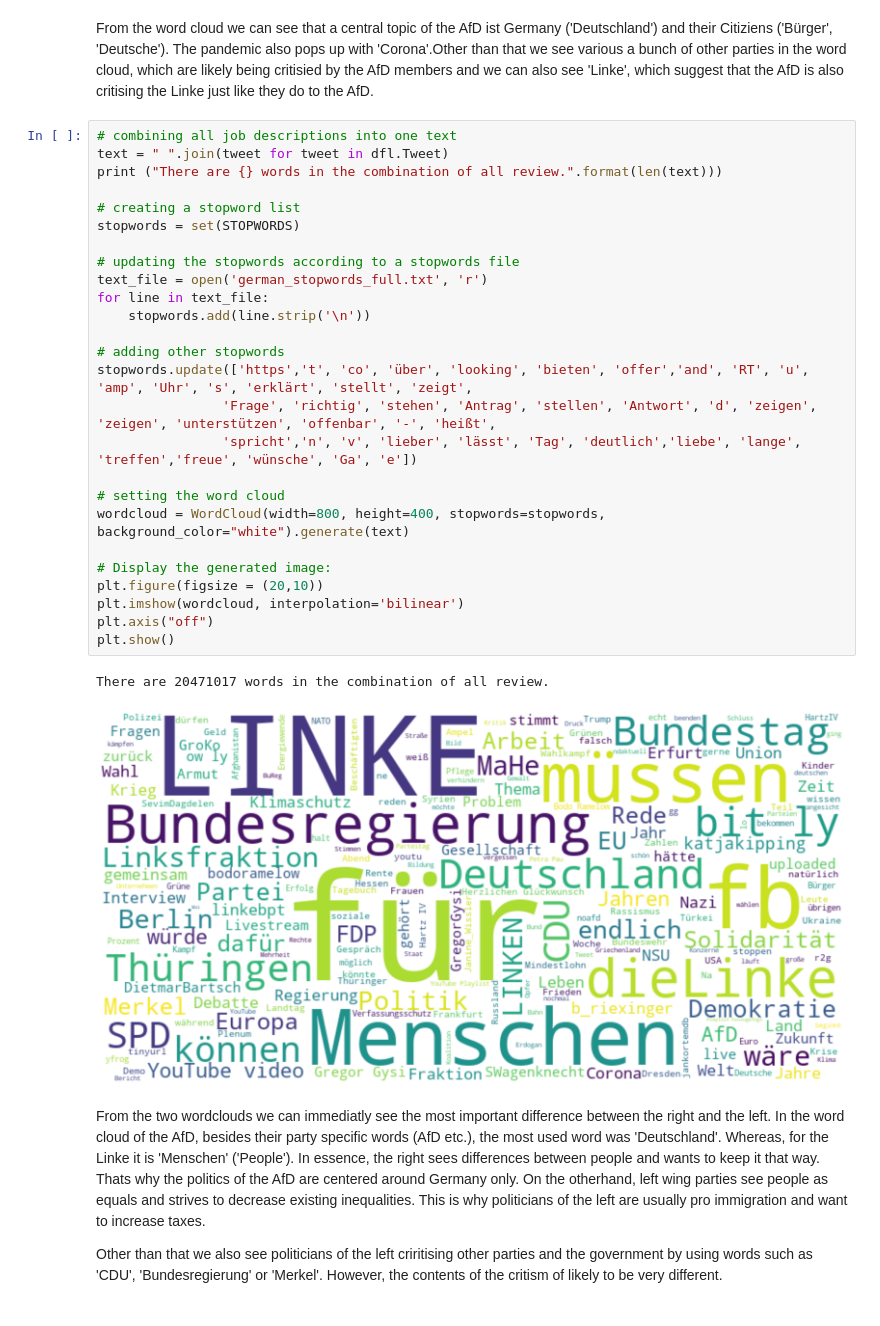
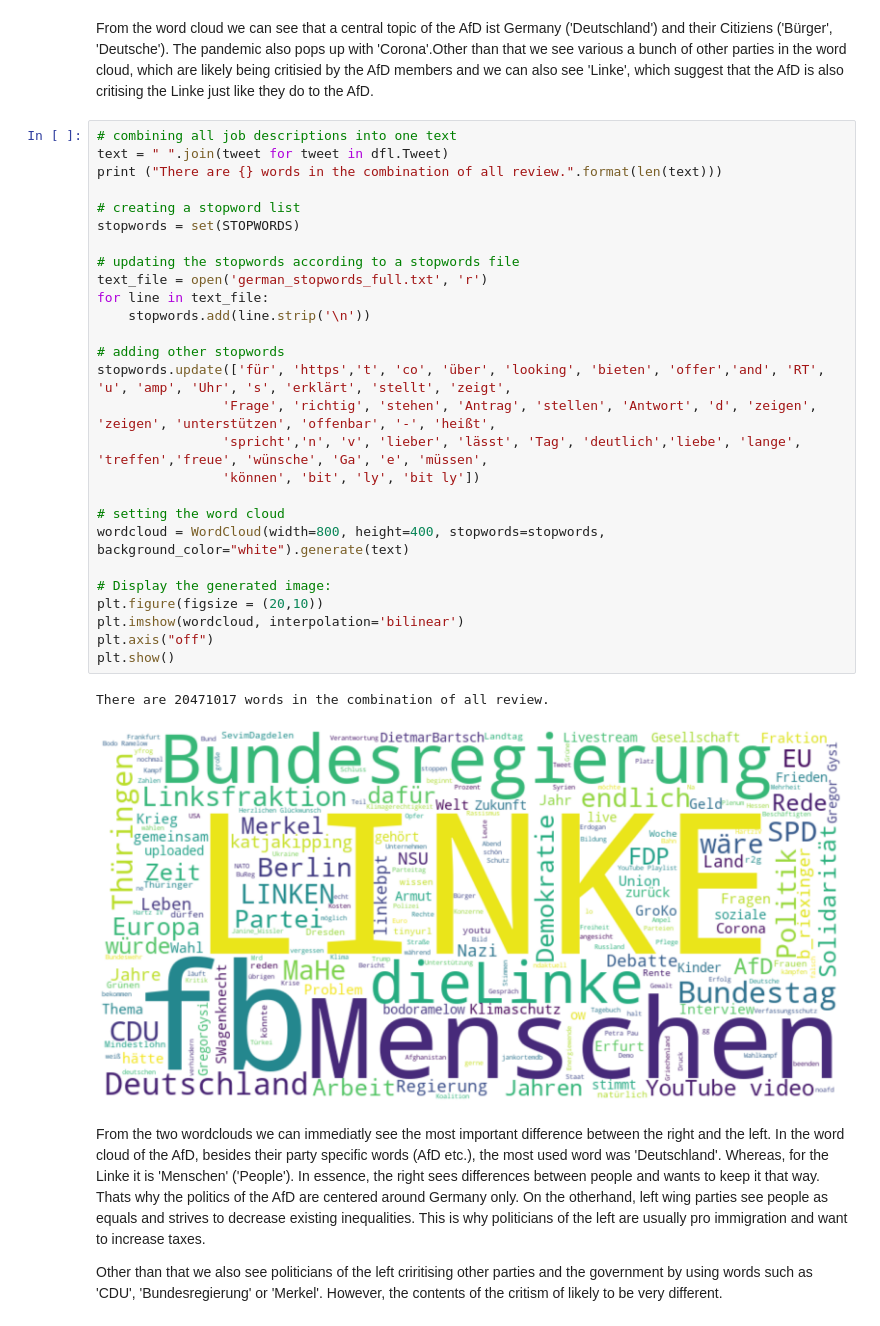
Before and after one commit to aedxn/twitter_analysis_die_linke_and_afd, a Jupyter notebook: linke_afd_analysis_v02.ipynb, the cells around one changed output. Drawn from its saved outputs; the diff is of its cells as text.

```diff
--- a/linke_afd_analysis_v02.ipynb
+++ b/linke_afd_analysis_v02.ipynb
@@ -231,32 +231,33 @@ The pandemic also pops up with 'Corona'.Other than that we see various a bunch o
 # %%
 # combining all job descriptions into one text
 text = " ".join(tweet for tweet in dfl.Tweet)
 print ("There are {} words in the combination of all review.".format(len(text)))
 
 # creating a stopword list
 stopwords = set(STOPWORDS)
 
 # updating the stopwords according to a stopwords file
 text_file = open('german_stopwords_full.txt', 'r')
 for line in text_file:
     stopwords.add(line.strip('\n'))
 
 # adding other stopwords
-stopwords.update(['https','t', 'co', 'über', 'looking', 'bieten', 'offer','and', 'RT', 'u', 'amp', 'Uhr', 's', 'erklärt', 'stellt', 'zeigt',
+stopwords.update(['für', 'https','t', 'co', 'über', 'looking', 'bieten', 'offer','and', 'RT', 'u', 'amp', 'Uhr', 's', 'erklärt', 'stellt', 'zeigt',
                 'Frage', 'richtig', 'stehen', 'Antrag', 'stellen', 'Antwort', 'd', 'zeigen', 'zeigen', 'unterstützen', 'offenbar', '-', 'heißt',
-                'spricht','n', 'v', 'lieber', 'lässt', 'Tag', 'deutlich','liebe', 'lange', 'treffen','freue', 'wünsche', 'Ga', 'e'])
+                'spricht','n', 'v', 'lieber', 'lässt', 'Tag', 'deutlich','liebe', 'lange', 'treffen','freue', 'wünsche', 'Ga', 'e', 'müssen',
+                'können', 'bit', 'ly', 'bit ly'])
 
 # setting the word cloud
 wordcloud = WordCloud(width=800, height=400, stopwords=stopwords, background_color="white").generate(text)
 
 # Display the generated image:
 plt.figure(figsize = (20,10))
 plt.imshow(wordcloud, interpolation='bilinear')
 plt.axis("off")
 plt.show()
 # %% [output]
 There are 20471017 words in the combination of all review.
-[figure, old version]
+[figure, new version]
 # %% [markdown]
 From the two wordclouds we can immediatly see the most important difference between the right and the left. In the word cloud of the AfD, besides their party specific words (AfD etc.), the most used word was 'Deutschland'. Whereas, for the Linke it is 'Menschen' ('People'). In essence, the right sees differences between people and wants to keep it that way. Thats why the politics of the AfD are centered around Germany only. On the otherhand, left wing parties see people as equals and strives to decrease existing inequalities. This is why politicians of the left are usually pro immigration and want to increase taxes.
 
```
Also changed, not shown: parts of 1 cell of this notebook.
